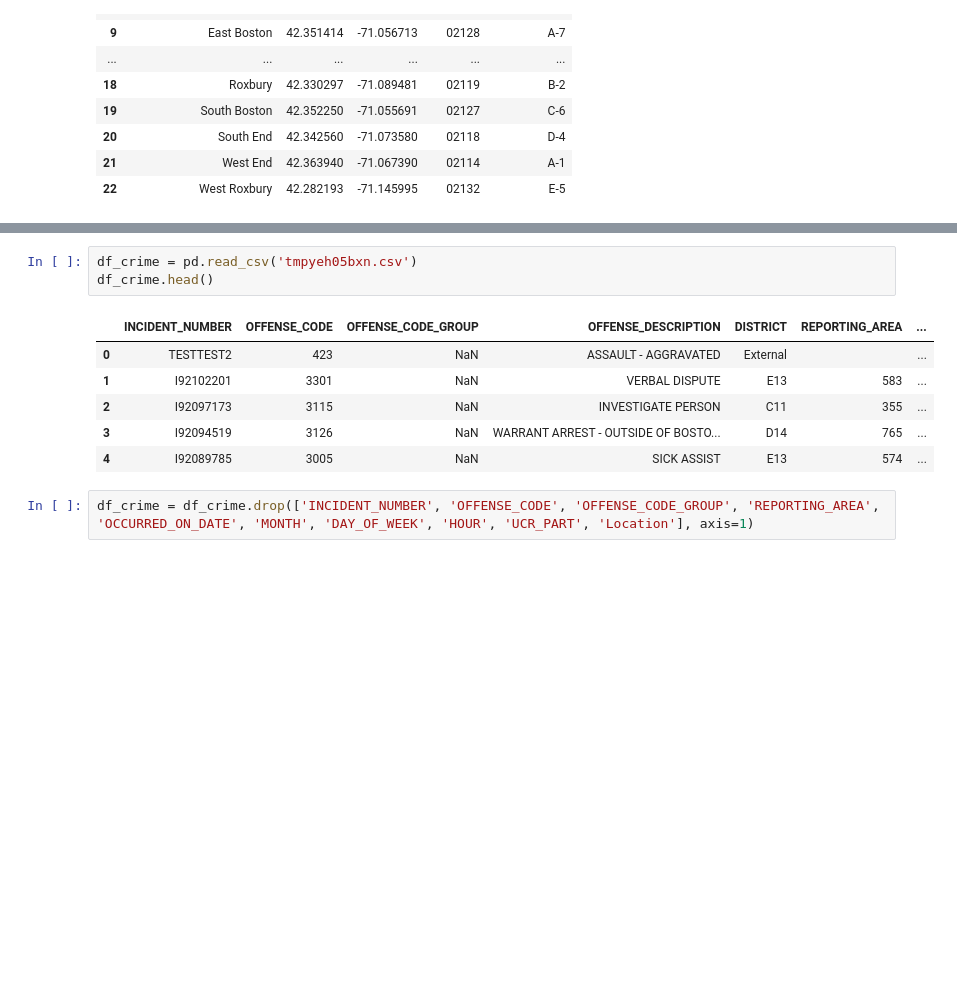
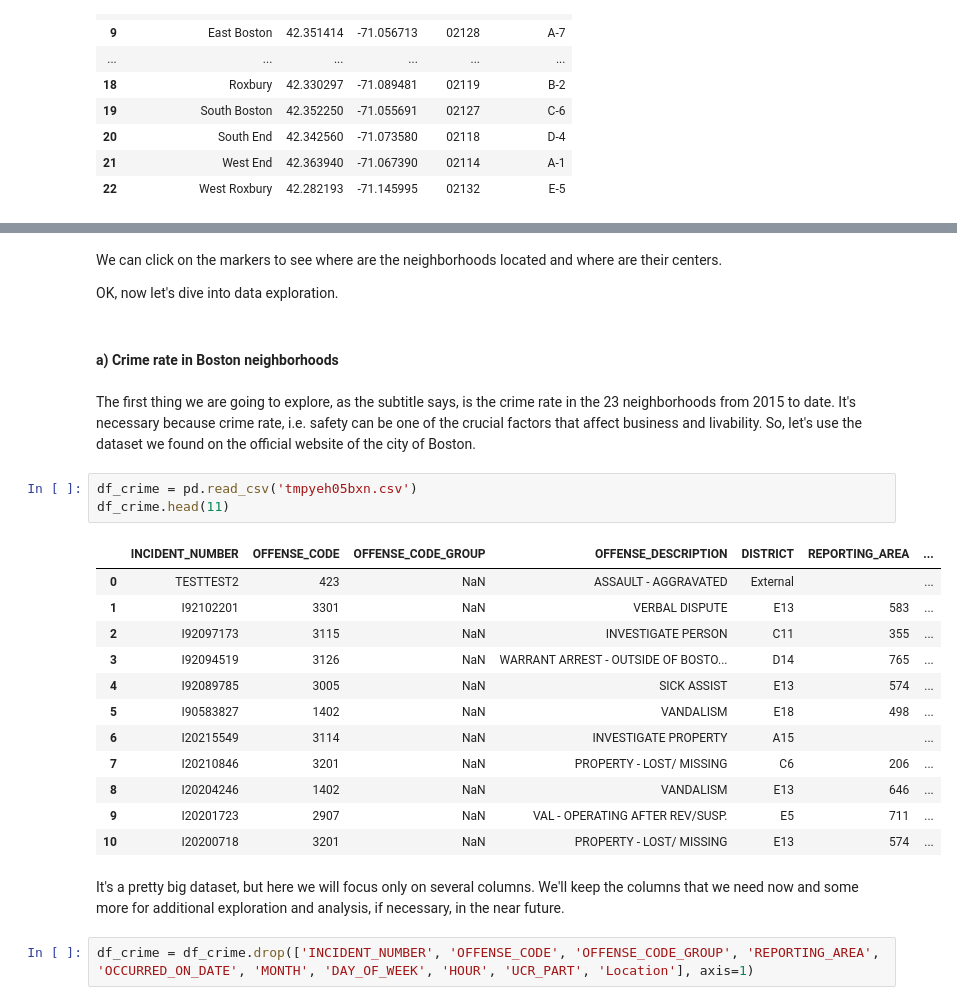
Before and after one commit to zokigorgiev83/Coursera-Capstone, a Jupyter notebook: the_battle_of_neighborhoods.ipynb, the cells around one changed output, grey strips where cells are left out. Cells and saved outputs as stored; diff of their text form; blank space fills up the shorter version.

```diff
--- a/the_battle_of_neighborhoods.ipynb
+++ b/the_battle_of_neighborhoods.ipynb
@@ -190,13 +242,29 @@ df
+# %% [markdown]
+We can click on the markers to see where are the neighborhoods located and where are their centers.
+
+OK, now let's dive into data exploration.
+# %% [markdown]
+#### a) Crime rate in Boston neighborhoods
+# %% [markdown]
+The first thing we are going to explore, as the subtitle says, is the crime rate in the 23 neighborhoods from 2015 to date. It's necessary because crime rate, i.e. safety can be one of the crucial factors that affect business and livability. So, let's use the dataset we found on the official website of the city of Boston.
 # %%
 df_crime = pd.read_csv('tmpyeh05bxn.csv')
-df_crime.head()
+df_crime.head(11)
 # %% [output]
 |  | INCIDENT_NUMBER | OFFENSE_CODE | OFFENSE_CODE_GROUP | OFFENSE_DESCRIPTION | DISTRICT | REPORTING_AREA | ... |
 | 0 | TESTTEST2 | 423 | NaN | ASSAULT - AGGRAVATED | External |  | ... |
 | 1 | I92102201 | 3301 | NaN | VERBAL DISPUTE | E13 | 583 | ... |
 | 2 | I92097173 | 3115 | NaN | INVESTIGATE PERSON | C11 | 355 | ... |
 | 3 | I92094519 | 3126 | NaN | WARRANT ARREST - OUTSIDE OF BOSTO... | D14 | 765 | ... |
 | 4 | I92089785 | 3005 | NaN | SICK ASSIST | E13 | 574 | ... |
+| 5 | I90583827 | 1402 | NaN | VANDALISM | E18 | 498 | ... |
+| 6 | I20215549 | 3114 | NaN | INVESTIGATE PROPERTY | A15 |  | ... |
+| 7 | I20210846 | 3201 | NaN | PROPERTY - LOST/ MISSING | C6 | 206 | ... |
+| 8 | I20204246 | 1402 | NaN | VANDALISM | E13 | 646 | ... |
+| 9 | I20201723 | 2907 | NaN | VAL - OPERATING AFTER REV/SUSP. | E5 | 711 | ... |
+| 10 | I20200718 | 3201 | NaN | PROPERTY - LOST/ MISSING | E13 | 574 | ... |
+# %% [markdown]
+It's a pretty big dataset, but here we will focus only on several columns. We'll keep the columns that we need now and some more for additional exploration and analysis, if necessary, in the near future.
 # %%
 df_crime = df_crime.drop(['INCIDENT_NUMBER', 'OFFENSE_CODE', 'OFFENSE_CODE_GROUP', 'REPORTING_AREA', 'OCCURRED_ON_DATE', 'MONTH', 'DAY_OF_WEEK', 'HOUR', 'UCR_PART', 'Location'], axis=1)
 # %%
```
Also changed, not shown: parts of 71 cells of this notebook.
